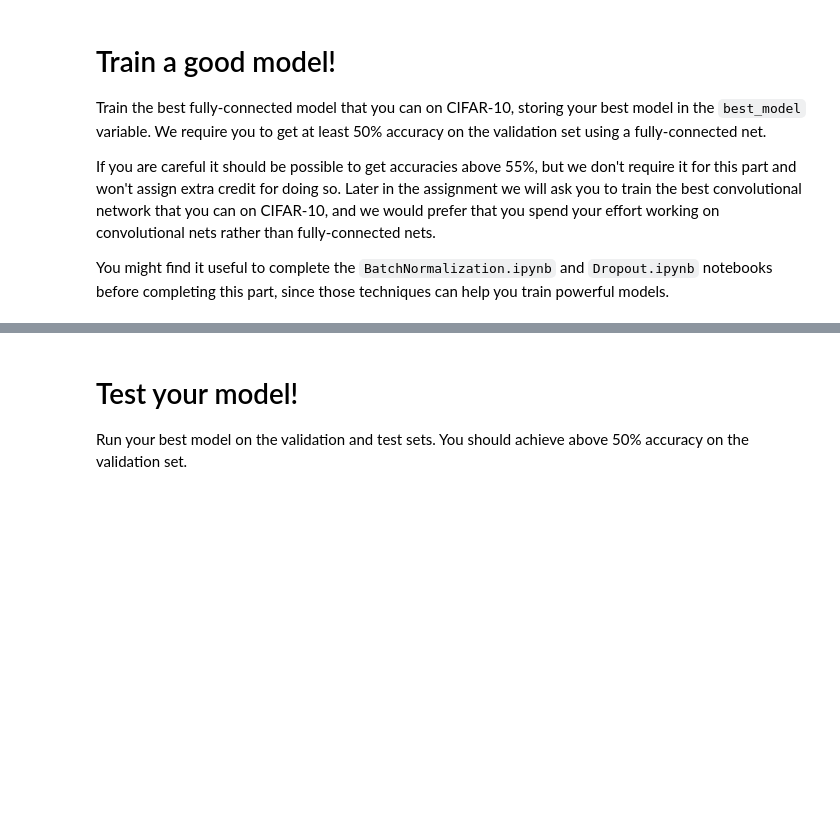
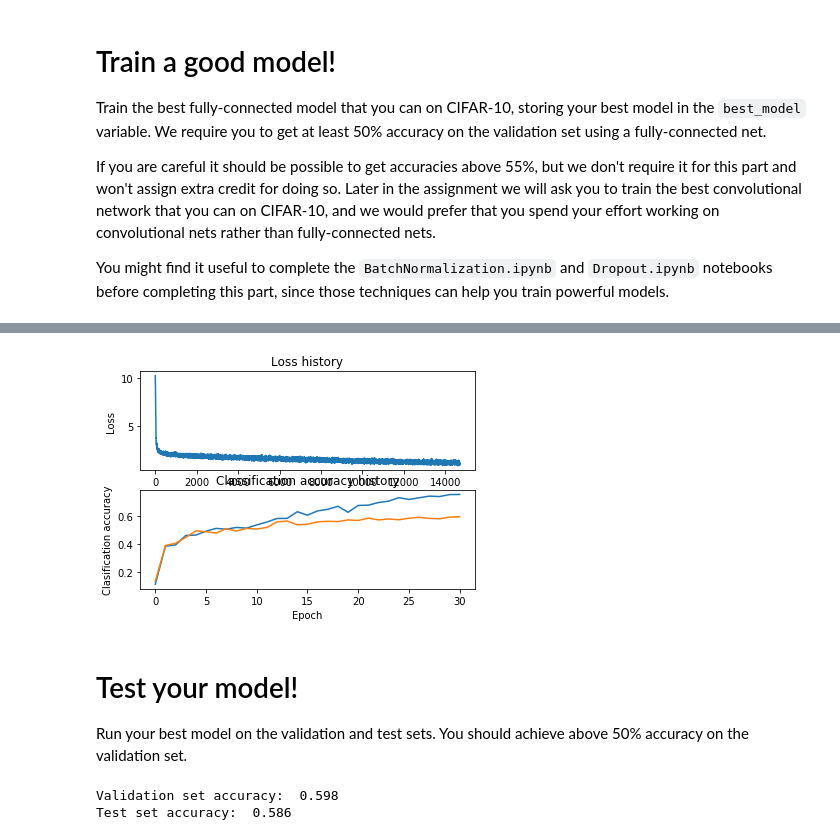
Before and after one commit to scoobym/CS231n-assignments, a Jupyter notebook: assignment2/FullyConnectedNets.ipynb, the cells around one changed output, grey strips where cells are left out. Drawn from its saved outputs; the diff is of its cells as text; code cells hidden in the pictures; blank space fills up the shorter version.

```diff
--- a/assignment2/FullyConnectedNets.ipynb
+++ b/assignment2/FullyConnectedNets.ipynb
@@ -852,0 +842,49 @@ pass
+# %%
+best_model = None
+################################################################################
+# TODO: Train the best FullyConnectedNet that you can on CIFAR-10. You might   #
+# find batch/layer normalization and dropout useful. Store your best model in  #
+# the best_model variable.                                                     #
+################################################################################
+X_val= data['X_val']
+y_val= data['y_val']
+X_test= data['X_test']
+y_test= data['y_test']
+
+learning_rate = 3.1e-4
+weight_scale = 2.5e-2 #1e-5
+model = FullyConnectedNet([600, 500, 400, 300, 200, 100],
+                weight_scale=weight_scale, dtype=np.float64, dropout=0.75, normalization='batchnorm', reg=1e-2)
+solver = Solver(model, data,
+                print_every=500, num_epochs=30, batch_size=100,
+                update_rule='adam',
+                optim_config={
+                  'learning_rate': learning_rate,
+                },
+                lr_decay=0.9
+         )
+
+solver.train()
+scores = model.loss(data['X_test'])
+y_pred = np.argmax(scores, axis = 1)
+acc = np.mean(y_pred == data['y_test'])
+print('test acc: %f' %(acc))
+best_model = model
+
+plt.subplot(2, 1, 1)
+plt.plot(solver.loss_history)
+plt.title('Loss history')
+plt.xlabel('Iteration')
+plt.ylabel('Loss')
+
+plt.subplot(2, 1, 2)
+plt.plot(solver.train_acc_history, label='train')
+plt.plot(solver.val_acc_history, label='val')
+plt.title('Classification accuracy history')
+plt.xlabel('Epoch')
+plt.ylabel('Clasification accuracy')
+plt.show()
+################################################################################
+#                              END OF YOUR CODE                                #
+################################################################################
+# %% [output]
@@ -853,3 +908,4 @@ pass
+[figure, added]
 # %% [markdown]
 # Test your model!
 Run your best model on the validation and test sets. You should achieve above 50% accuracy on the validation set.
@@ -858,3 +914,6 @@ y_test_pred = np.argmax(best_model.loss(data['X_test']), axis=1)
 y_val_pred = np.argmax(best_model.loss(data['X_val']), axis=1)
 print('Validation set accuracy: ', (y_val_pred == data['y_val']).mean())
 print('Test set accuracy: ', (y_test_pred == data['y_test']).mean())
+# %% [output]
+Validation set accuracy:  0.598
+Test set accuracy:  0.586
```
Also changed, not shown: parts of 8 cells of this notebook, 3 other files.
